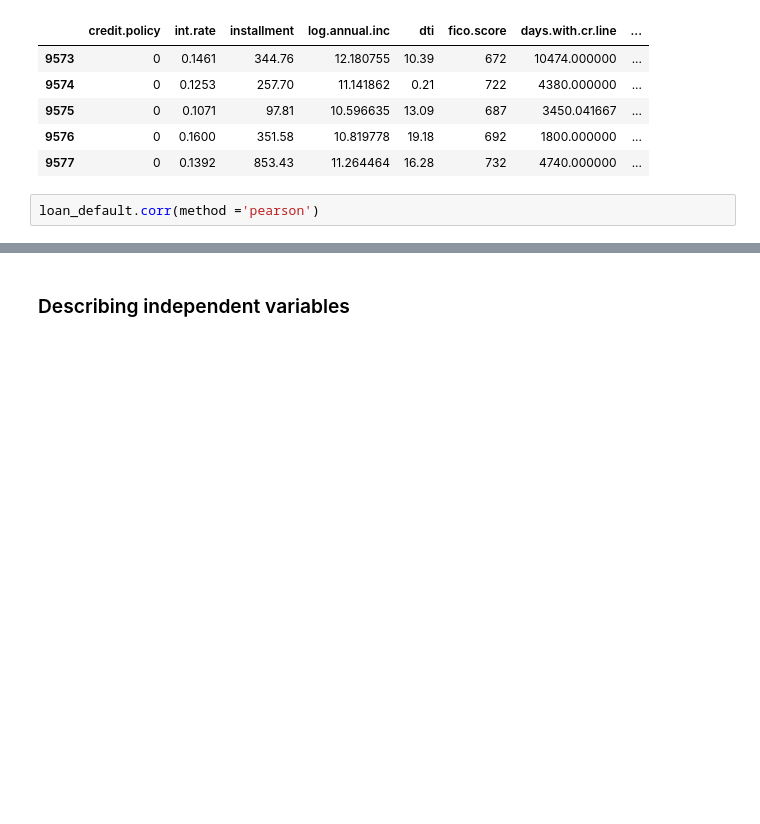
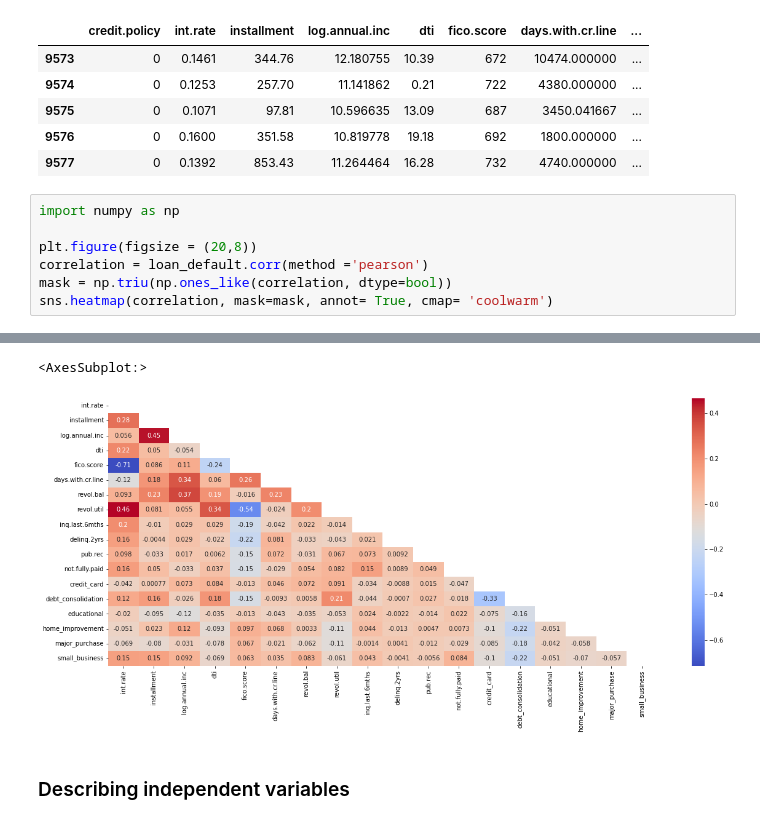
Before and after one commit to rj1346/Loan-Defaulter-Predictive-Modeling, a Jupyter notebook: loan_defaulter.ipynb, the cells around one changed output, grey strips where cells are left out. Cells and saved outputs as stored; diff of their text form; blank space fills up the shorter version.

```diff
--- a/loan_defaulter.ipynb
+++ b/loan_defaulter.ipynb
@@ -168,5 +169,10 @@ loan_default.tail()
 | 9576 | 0 | 0.1600 | 351.58 | 10.819778 | 19.18 | 692 | 1800.000000 | ... |
 | 9577 | 0 | 0.1392 | 853.43 | 11.264464 | 16.28 | 732 | 4740.000000 | ... |
 # %%
-loan_default.corr(method ='pearson')
+import numpy as np
+
+plt.figure(figsize = (20,8))
+correlation = loan_default.corr(method ='pearson')
+mask = np.triu(np.ones_like(correlation, dtype=bool))
+sns.heatmap(correlation, mask=mask, annot= True, cmap= 'coolwarm')
 # %% [output]
@@ -190,3 +179,5 @@ loan_default.corr(method ='pearson')
+<AxesSubplot:>
+[figure, added]
 # %% [markdown]
 ### Describing independent variables
 # %%
```
Also changed, not shown: parts of 19 cells of this notebook.
